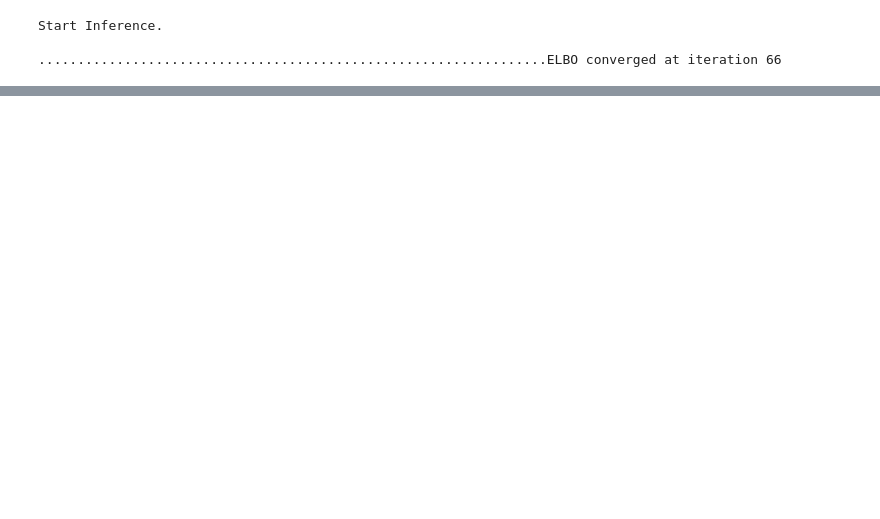
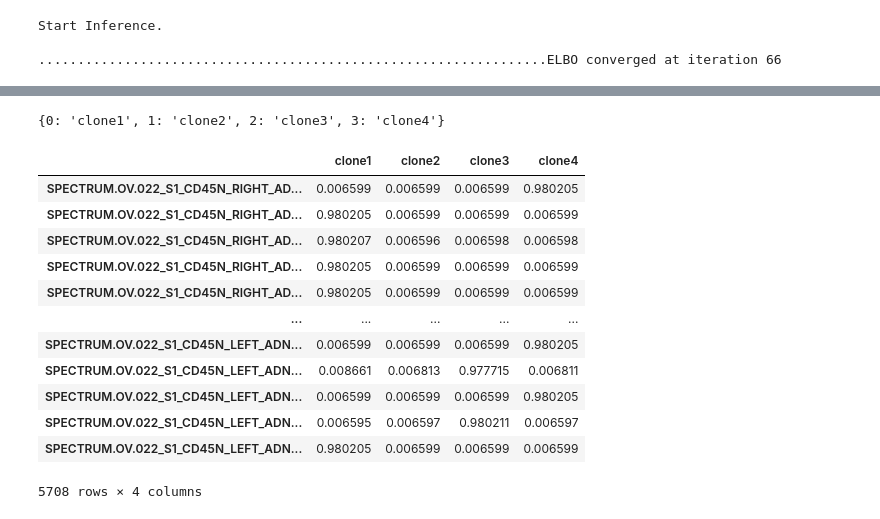
Before and after one commit to shahcompbio/TreeAlign, a Jupyter notebook: clonealign_pyro.ipynb, the cells around one changed output, grey strips where cells are left out. Drawn from its saved outputs; the diff is of its cells as text; code cells hidden in the pictures; blank space fills up the shorter version.

Commit message:
Add: set output row and column names

```diff
--- a/clonealign_pyro.ipynb
+++ b/clonealign_pyro.ipynb
@@ -147 +147,30 @@ clone_assign_prob = [[4.9937473e-19 4.9937473e-19 4.9937473e-19 1.0000000e+00]
+# %%
+clone_assign_prob_dataframe = pd.DataFrame(clone_assign_prob.data.numpy())
+# %%
+cnv_csv
+colname_dict = {i:c for i, c in enumerate(cnv_csv.columns)}
+colname_dict
+# %% [output]
+{0: 'clone1', 1: 'clone2', 2: 'clone3', 3: 'clone4'}
+# %%
+rowname_dict = {i:c for i, c in enumerate(expr_csv.columns)}
+colname_dict = {i:c for i, c in enumerate(cnv_csv.columns)}
+
+clone_assign_prob_dataframe.rename(index = rowname_dict, inplace = True)
+clone_assign_prob_dataframe.rename(columns = colname_dict, inplace = True)
+clone_assign_prob_dataframe
+# %% [output]
+|  | clone1 | clone2 | clone3 | clone4 |
+| SPECTRUM.OV.022_S1_CD45N_RIGHT_AD... | 0.006599 | 0.006599 | 0.006599 | 0.980205 |
+| SPECTRUM.OV.022_S1_CD45N_RIGHT_AD... | 0.980205 | 0.006599 | 0.006599 | 0.006599 |
+| SPECTRUM.OV.022_S1_CD45N_RIGHT_AD... | 0.980207 | 0.006596 | 0.006598 | 0.006598 |
+| SPECTRUM.OV.022_S1_CD45N_RIGHT_AD... | 0.980205 | 0.006599 | 0.006599 | 0.006599 |
+| SPECTRUM.OV.022_S1_CD45N_RIGHT_AD... | 0.980205 | 0.006599 | 0.006599 | 0.006599 |
+| ... | ... | ... | ... | ... |
+| SPECTRUM.OV.022_S1_CD45N_LEFT_ADN... | 0.006599 | 0.006599 | 0.006599 | 0.980205 |
+| SPECTRUM.OV.022_S1_CD45N_LEFT_ADN... | 0.008661 | 0.006813 | 0.977715 | 0.006811 |
+| SPECTRUM.OV.022_S1_CD45N_LEFT_ADN... | 0.006599 | 0.006599 | 0.006599 | 0.980205 |
+| SPECTRUM.OV.022_S1_CD45N_LEFT_ADN... | 0.006595 | 0.006597 | 0.980211 | 0.006597 |
+| SPECTRUM.OV.022_S1_CD45N_LEFT_ADN... | 0.980205 | 0.006599 | 0.006599 | 0.006599 |
+5708 rows × 4 columns
 # %%
```
Also changed, not shown: parts of 4 cells of this notebook, 2 other files.
